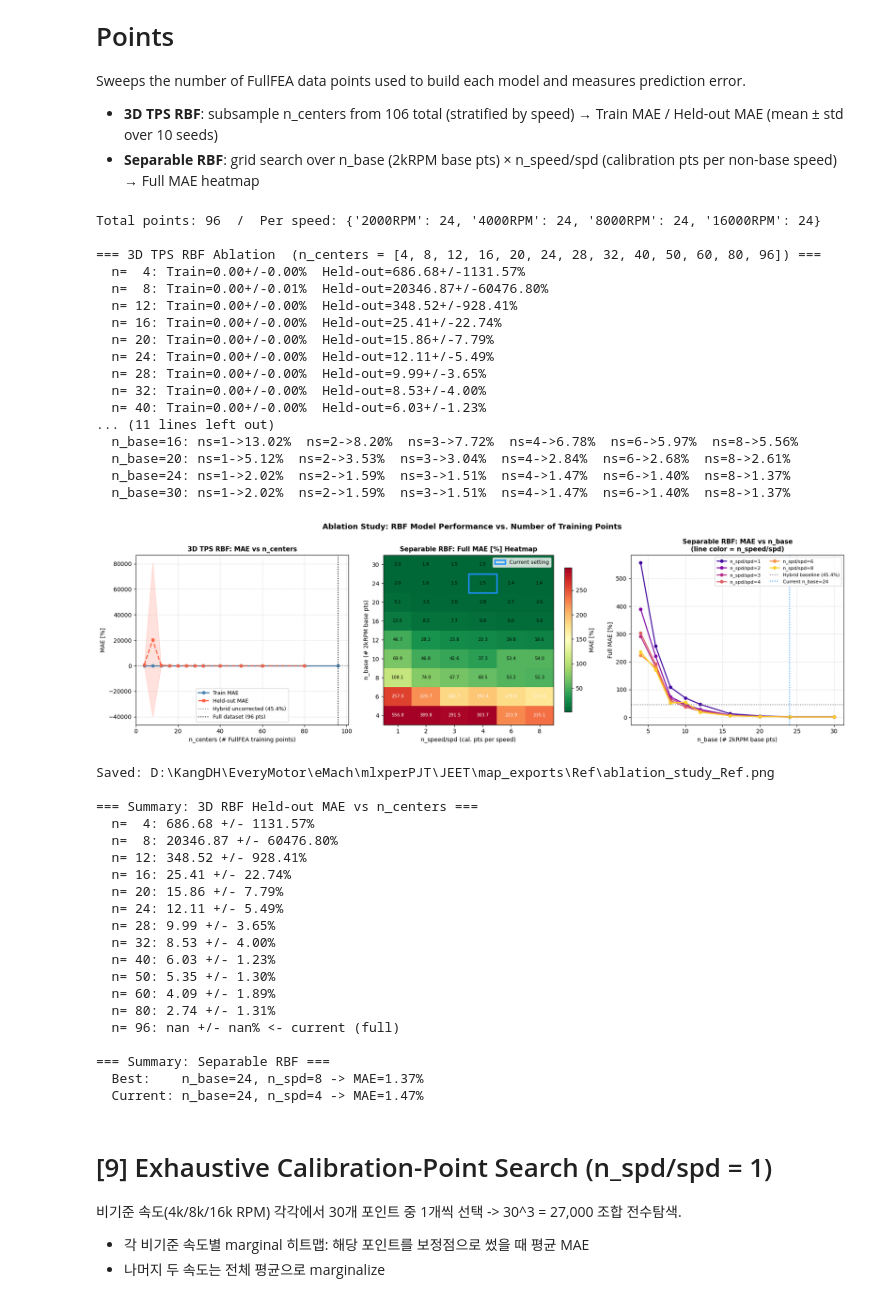
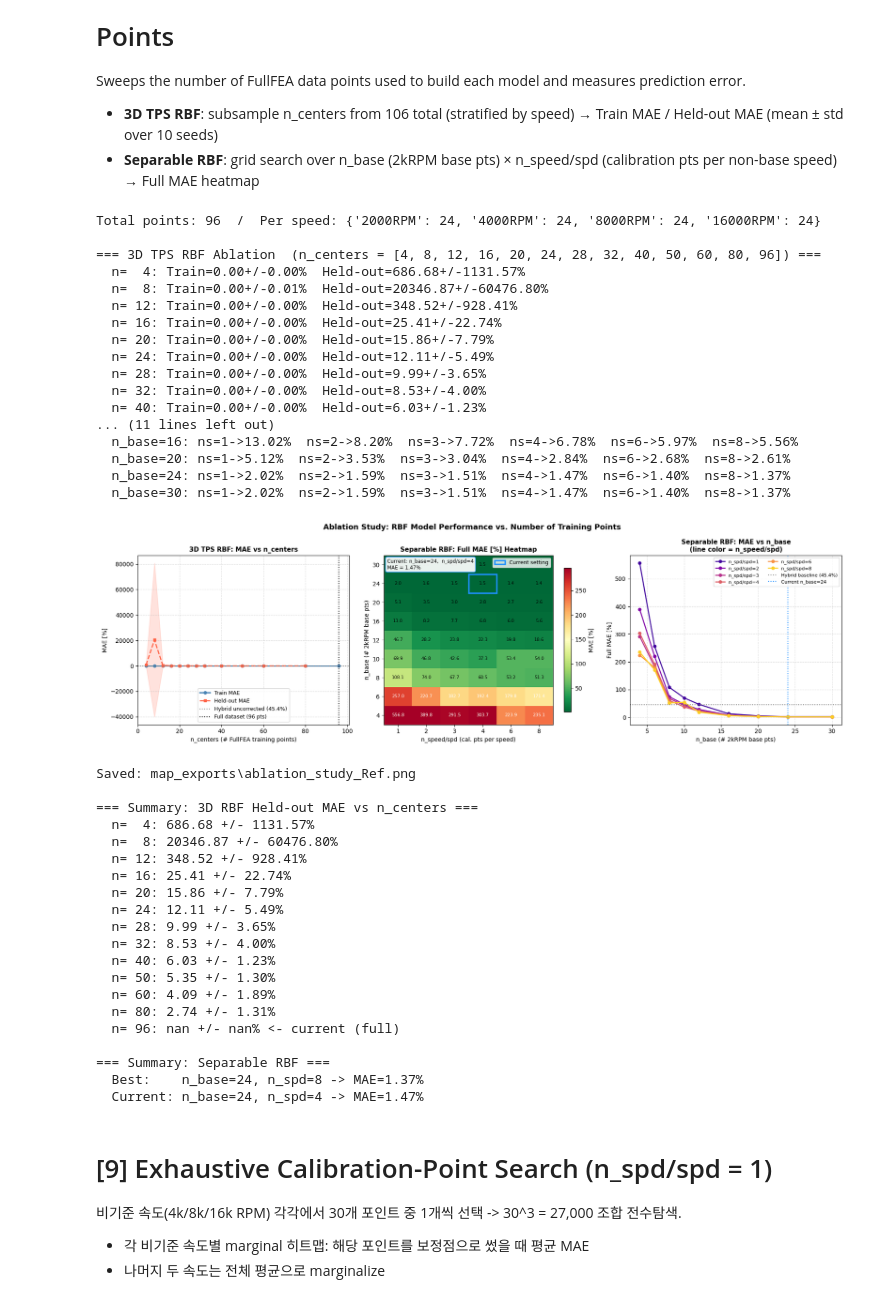
Before and after one commit to enjoyneer87/eMach, a Jupyter notebook: mlxperPJT/JEET/pyMotorCAD_Hybrid_AClossCode_ReducedRBF.ipynb, the cells around one changed output. Drawn from its saved outputs; the diff is of its cells as text; code cells hidden in the pictures.

```diff
--- a/mlxperPJT/JEET/pyMotorCAD_Hybrid_AClossCode_ReducedRBF.ipynb
+++ b/mlxperPJT/JEET/pyMotorCAD_Hybrid_AClossCode_ReducedRBF.ipynb
@@ -79,7 +79,7 @@ print(f"Target Motor File: {mot_file_path}")
 print(f"FEA Sweep Execution: {'ENABLED' if RUN_FEA_SWEEP else 'DISABLED (Offline Mode)'}")
 
 # Output summary paths
-json_summary_path = out_dir / f"JEET_ACLoss_{MODEL_SCALE}_Map_Summary.json"
+# json_summary_path = out_dir / f"JEET_ACLoss_{MODEL_SCALE}_Map_Summary.json"
 mat_summary_path = out_dir / f"JEET_ACLoss_{MODEL_SCALE}_Map_Summary.mat"
 rbf_model_path = out_dir / f"AF_RBF_model_{MODEL_SCALE}.json"
 
@@ -237,8 +255,7 @@ if json_summary_path.exists():
             ax.legend(handles=lp, fontsize=8, loc="upper right")
 
         ax_right = fig.add_subplot(133)
-        ax_right.text(0.5, 0.5, "Click any point in the 3D plot,
-press Spacebar to display speed-wise curves.",
+        ax_right.text(0.5, 0.5, "Click any point in the 3D plot,press Spacebar to display speed-wise curves.",
                      ha="center", va="center", fontsize=10, color="gray")
         ax_right.set_xlabel("Speed [RPM]", fontsize=9)
         ax_right.set_ylabel("AC Loss [kW]", fontsize=9)
@@ -1457,9 +1475,7 @@ ax2.legend(fontsize=9, loc='upper right')
 # n_base / n_spd/spd 현재 설정 텍스트 박스
 cur_nb_val = n_base_list[cur_nb_idx]
 cur_ns_val = n_speed_list[cur_ns_idx]
-ax2.text(0.02, 0.98,
-         f"Current: n_base={cur_nb_val},  n_spd/spd={cur_ns_val}
-"
+ax2.text(0.02, 0.98,         f"Current: n_base={cur_nb_val},  n_spd/spd={cur_ns_val}\n"
          f"MAE = {res_sep[cur_nb_idx, cur_ns_idx]:.2f}%",
          transform=ax2.transAxes, va='top', ha='left', fontsize=8.5,
          bbox=dict(boxstyle='round,pad=0.35', fc='white',
@@ -1491,35 +1507,35 @@ print(f"Saved: {out_path}")
 print("\n=== Summary: 3D RBF Held-out MAE vs n_centers ===")
 for nc, tm, ts in zip(n_center_list, res_3d_te_m, res_3d_te_s):
     marker = " <- current (full)" if nc == N_TOTAL else ""
     print(f"  n={nc:3d}: {tm:.2f} +/- {ts:.2f}%{marker}")
 
 best_bi, best_si = np.unravel_index(np.nanargmin(res_sep), res_sep.shape)
 print(f"\n=== Summary: Separable RBF ===")
 print(f"  Best:    n_base={n_base_list[best_bi]}, n_spd={n_speed_list[best_si]} "
       f"-> MAE={res_sep[best_bi, best_si]:.2f}%")
 print(f"  Current: n_base={len(base_idx)}, "
       f"n_spd={len(selected_other_idx) // len(other_spds_abl)} "
       f"-> MAE={res_sep[cur_nb_idx, cur_ns_idx]:.2f}%")
 # %% [output]
 Total points: 96  /  Per speed: {'2000RPM': 24, '4000RPM': 24, '8000RPM': 24, '16000RPM': 24}
 
 === 3D TPS RBF Ablation  (n_centers = [4, 8, 12, 16, 20, 24, 28, 32, 40, 50, 60, 80, 96]) ===
   n=  4: Train=0.00+/-0.00%  Held-out=686.68+/-1131.57%
   n=  8: Train=0.00+/-0.01%  Held-out=20346.87+/-60476.80%
   n= 12: Train=0.00+/-0.00%  Held-out=348.52+/-928.41%
   n= 16: Train=0.00+/-0.00%  Held-out=25.41+/-22.74%
   n= 20: Train=0.00+/-0.00%  Held-out=15.86+/-7.79%
   n= 24: Train=0.00+/-0.00%  Held-out=12.11+/-5.49%
   n= 28: Train=0.00+/-0.00%  Held-out=9.99+/-3.65%
   n= 32: Train=0.00+/-0.00%  Held-out=8.53+/-4.00%
   n= 40: Train=0.00+/-0.00%  Held-out=6.03+/-1.23%
 ... (11 lines left out)
   n_base=16: ns=1->13.02%  ns=2->8.20%  ns=3->7.72%  ns=4->6.78%  ns=6->5.97%  ns=8->5.56%
   n_base=20: ns=1->5.12%  ns=2->3.53%  ns=3->3.04%  ns=4->2.84%  ns=6->2.68%  ns=8->2.61%
   n_base=24: ns=1->2.02%  ns=2->1.59%  ns=3->1.51%  ns=4->1.47%  ns=6->1.40%  ns=8->1.37%
   n_base=30: ns=1->2.02%  ns=2->1.59%  ns=3->1.51%  ns=4->1.47%  ns=6->1.40%  ns=8->1.37%
-[figure, old version]
+[figure, new version]
-Saved: D:\KangDH\EveryMotor\eMach\mlxperPJT\JEET\map_exports\Ref\ablation_study_Ref.png
+Saved: map_exports\ablation_study_Ref.png
 
 === Summary: 3D RBF Held-out MAE vs n_centers ===
   n=  4: 686.68 +/- 1131.57%
```
Also changed, not shown: parts of 8 cells of this notebook, 16 other files.
